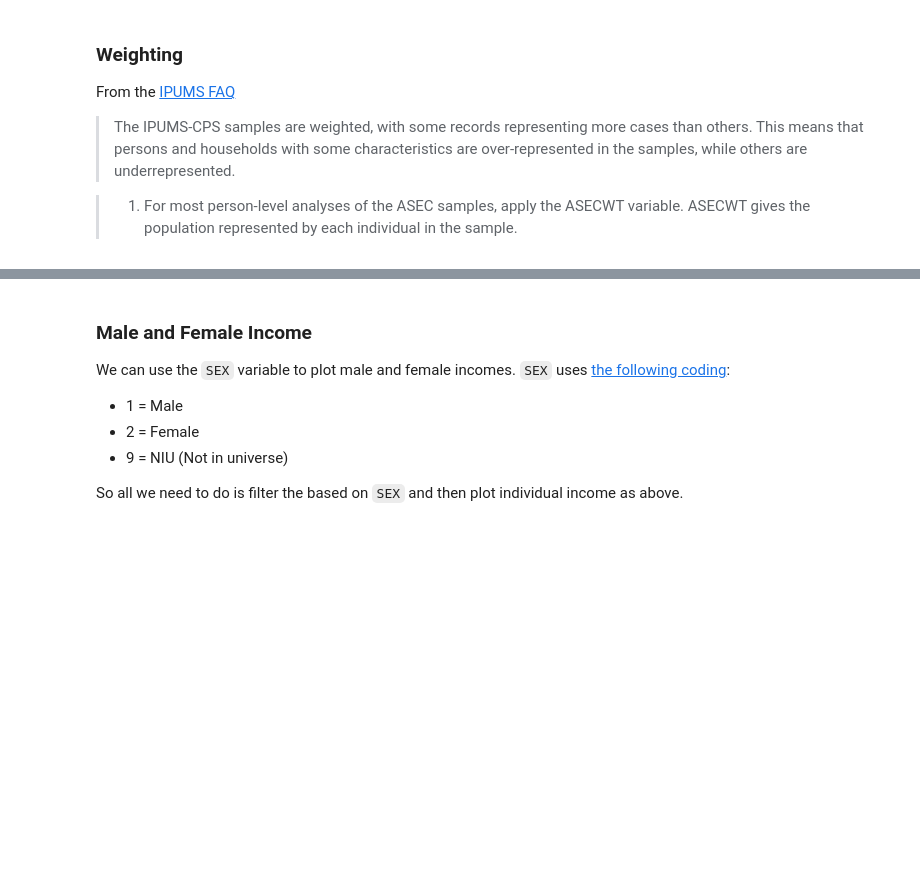
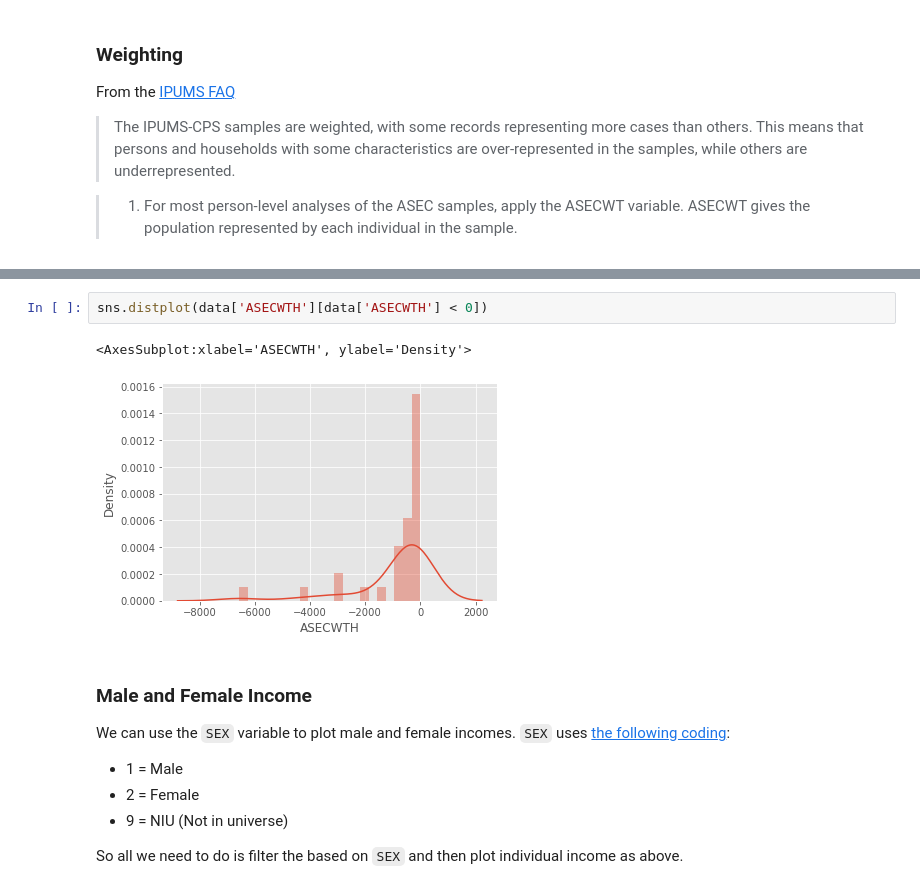
Before and after one commit to hamishhuggard/us-income-visualisations, a Jupyter notebook: create-animations.ipynb, the cells around one changed output, grey strips where cells are left out. Saved outputs shown, nothing was run; the diff lists cells and outputs as text; blank space fills up the shorter version.

```diff
--- a/create-animations.ipynb
+++ b/create-animations.ipynb
@@ -312,3 +359,8 @@ From the [IPUMS FAQ](https://cps.ipums.org/cps-action/faq#ques7)
+# %%
+sns.distplot(data['ASECWTH'][data['ASECWTH'] < 0])
+# %% [output]
+<AxesSubplot:xlabel='ASECWTH', ylabel='Density'>
+[figure, added]
 # %% [markdown]
 ### Male and Female Income
 
```
Also changed, not shown: parts of 28 cells of this notebook, 2 other files.
